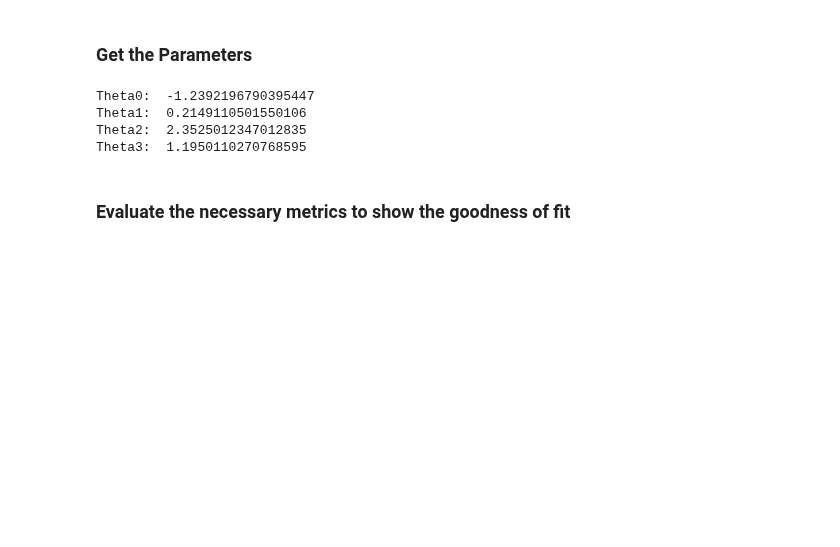
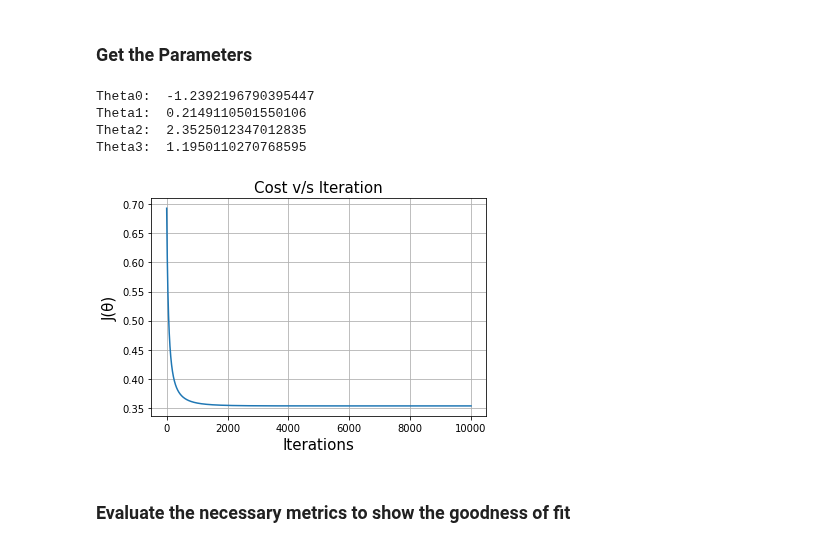
Before and after one commit to arkaprabha10/Machine-Learning, a Jupyter notebook: Lab 3/q1.ipynb, the cells around one changed output. Saved outputs shown, nothing was run; the diff lists cells and outputs as text; code cells hidden in the pictures; blank space fills up the shorter version.

```diff
--- a/Lab 3/q1.ipynb
+++ b/Lab 3/q1.ipynb
@@ -130,6 +129,14 @@ Theta0:  -1.2392196790395447
 Theta1:  0.2149110501550106
 Theta2:  2.3525012347012835
 Theta3:  1.1950110270768595
+# %%
+plt.plot(np.arange(0,iterations,1),j_theta)
+plt.xlabel('Iterations',fontsize=15)
+plt.ylabel('J(θ)',fontsize=15)
+plt.title('Cost v/s Iteration',fontsize=15)
+plt.grid()
+# %% [output]
+[figure, added]
 # %% [markdown]
 ### Evaluate the necessary metrics to show the goodness of fit
 # %%
```
Also changed, not shown: parts of 2 cells of this notebook.
